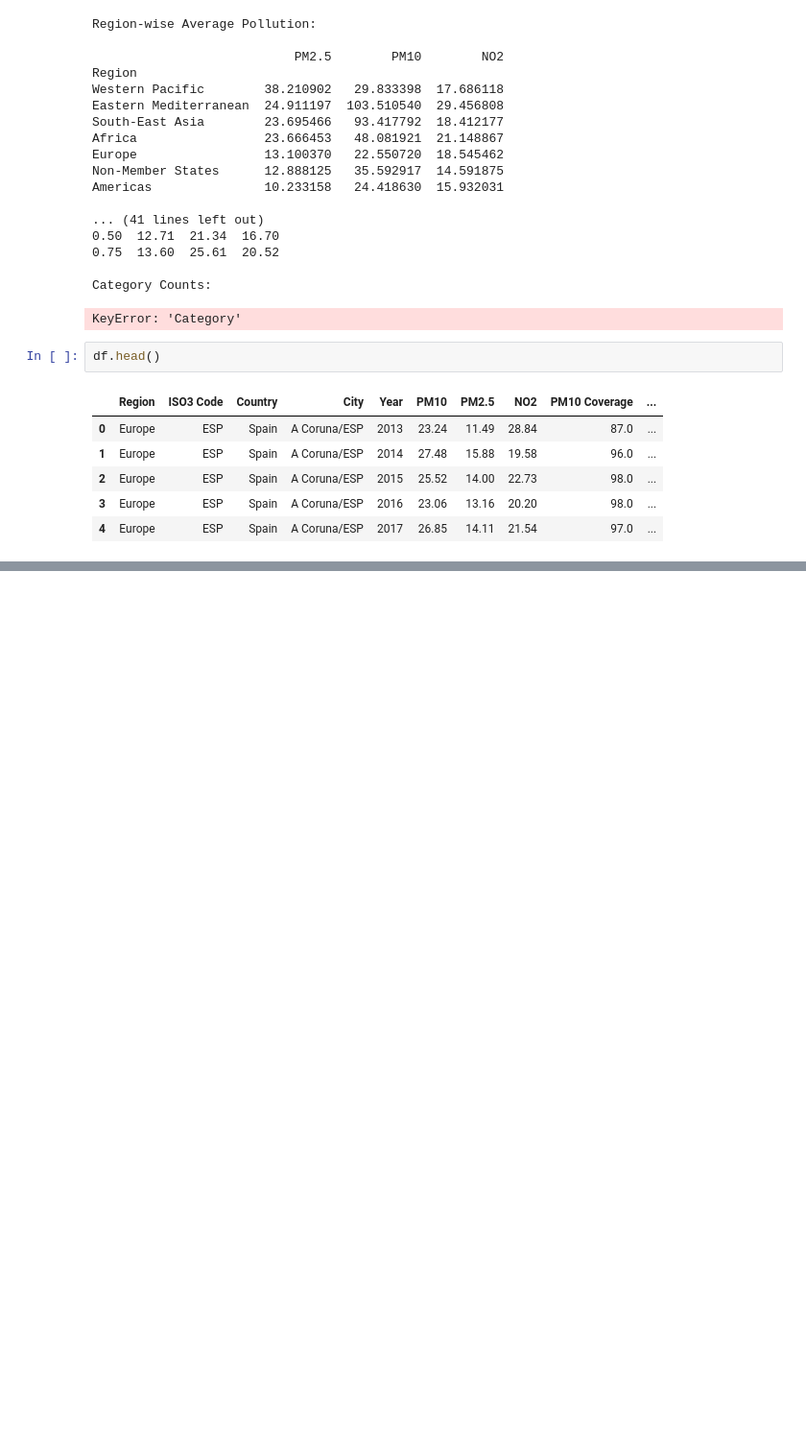
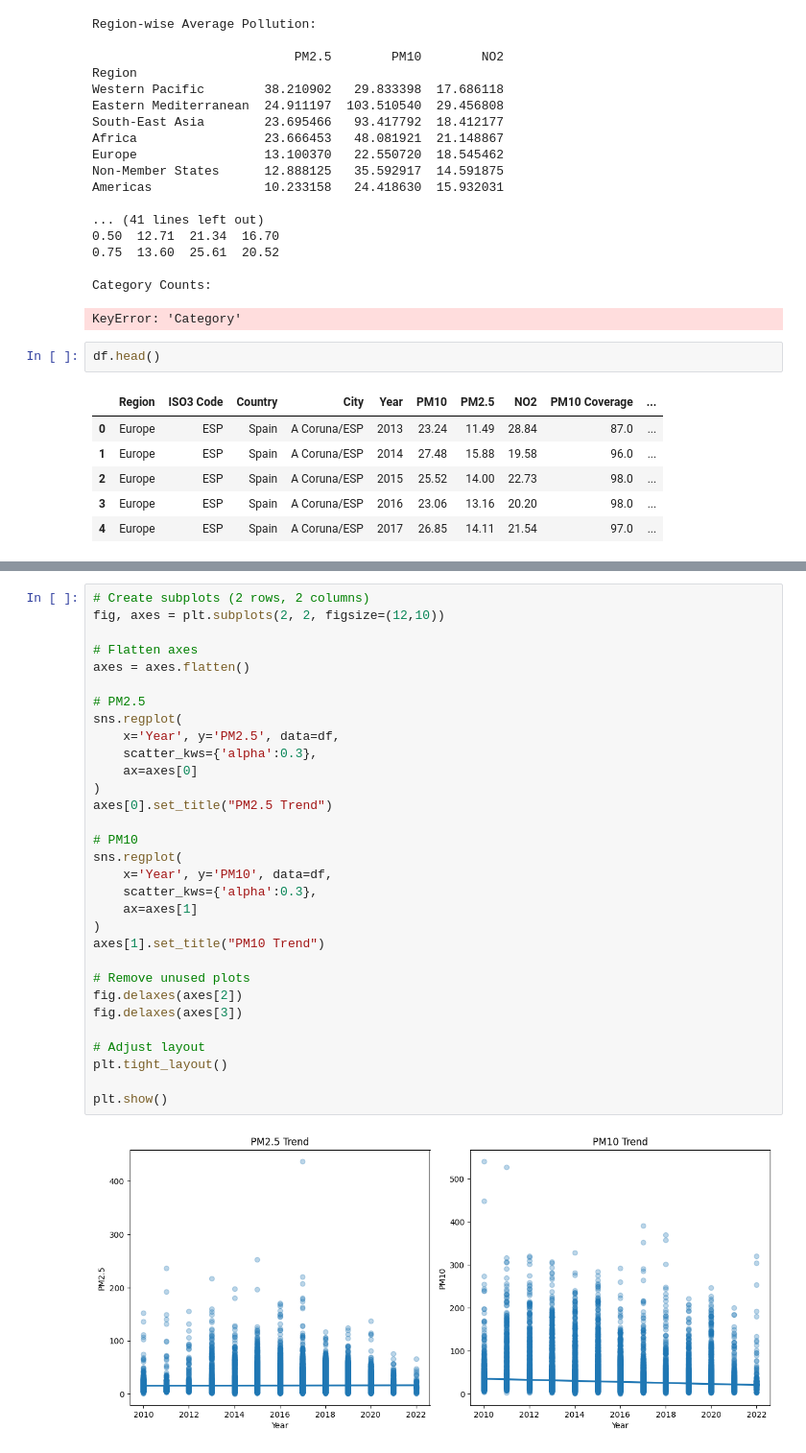
Before and after one commit to Tanish64-lab/air-pollution-analysis, a Jupyter notebook: air_pollution_analysis.ipynb, the cells around one changed output, grey strips where cells are left out. Shown at 96% size. Cells and saved outputs as stored; diff of their text form; blank space fills up the shorter version.

Commit message:
Exploratory Data Analysis (EDA)

```diff
--- a/air_pollution_analysis.ipynb
+++ b/air_pollution_analysis.ipynb
@@ -330,0 +371,33 @@ df.head()
+# %%
+# Create subplots (2 rows, 2 columns)
+fig, axes = plt.subplots(2, 2, figsize=(12,10))
+
+# Flatten axes
+axes = axes.flatten()
+
+# PM2.5
+sns.regplot(
+    x='Year', y='PM2.5', data=df,
+    scatter_kws={'alpha':0.3},
+    ax=axes[0]
+)
+axes[0].set_title("PM2.5 Trend")
+
+# PM10
+sns.regplot(
+    x='Year', y='PM10', data=df,
+    scatter_kws={'alpha':0.3},
+    ax=axes[1]
+)
+axes[1].set_title("PM10 Trend")
+
+# Remove unused plots
+fig.delaxes(axes[2])
+fig.delaxes(axes[3])
+
+# Adjust layout
+plt.tight_layout()
+
+plt.show()
+# %% [output]
+[figure, added]
```
Also changed, not shown: parts of 10 cells of this notebook.
